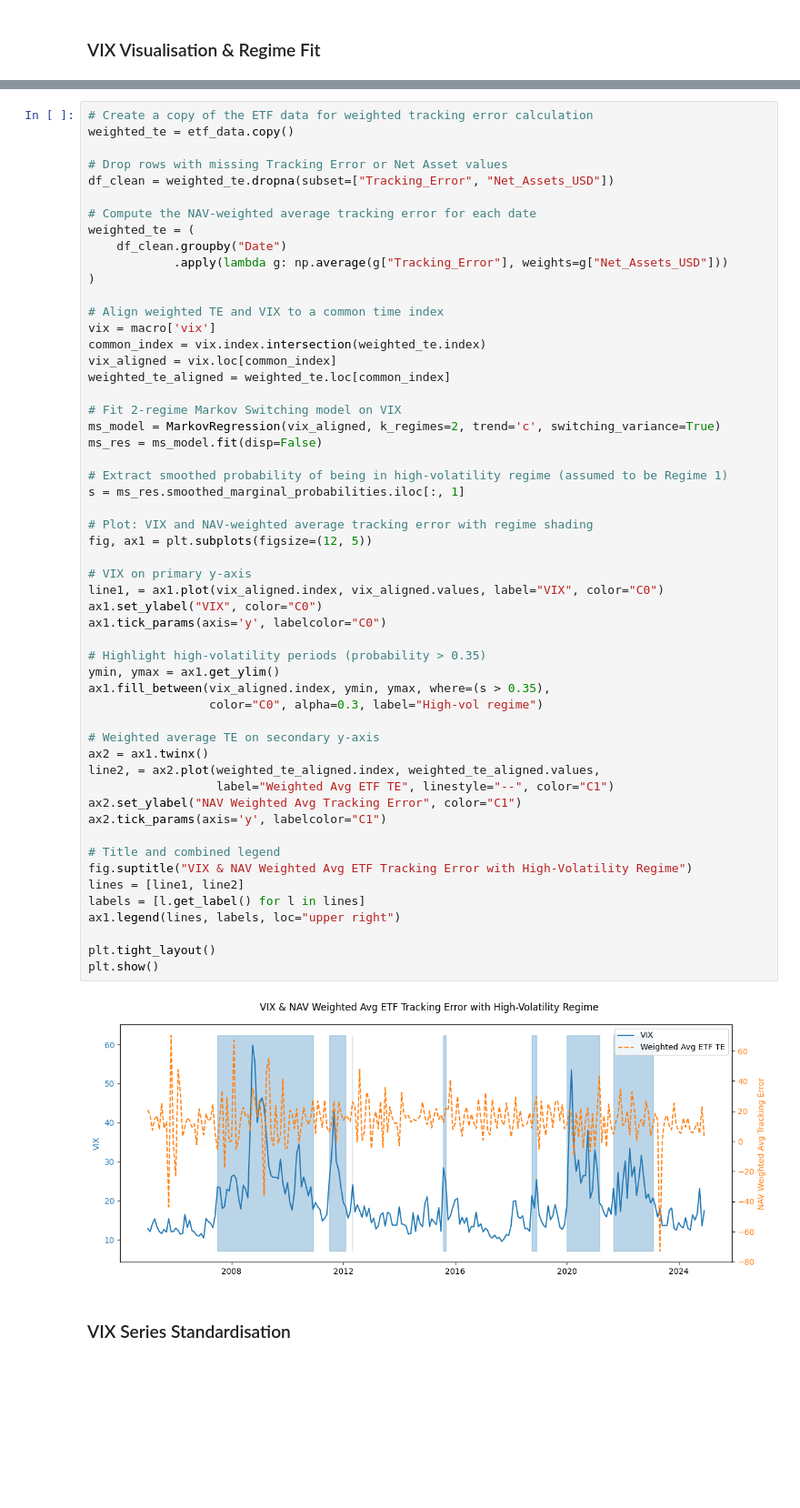
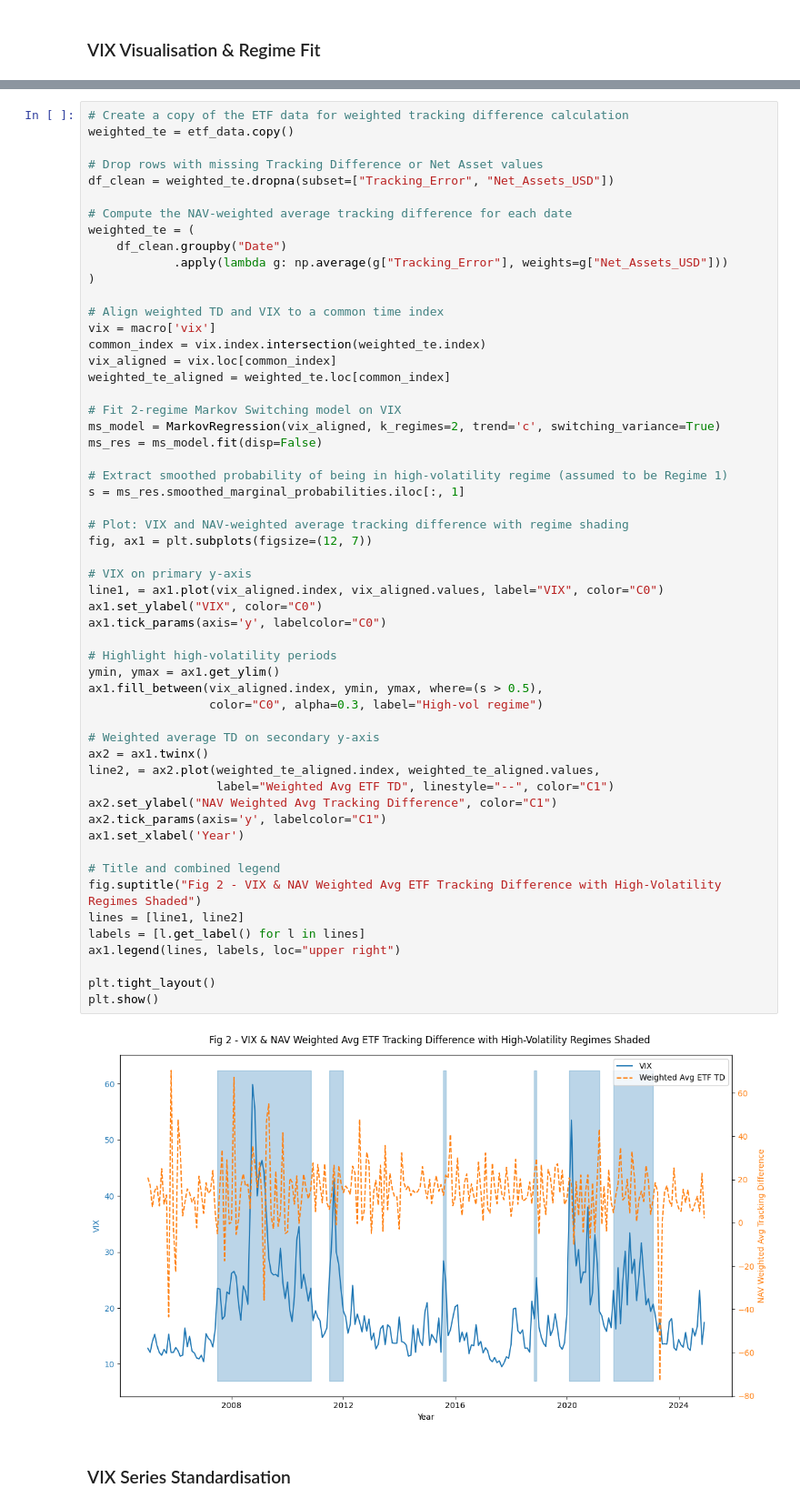
Before and after one commit to AatishDA1/ETF_TD_Forecasting, a Jupyter notebook: etf_te_forecsating_models/etf_te_forecasting_v2.ipynb, the cells around one changed output, grey strips where cells are left out. Shown at 91% size. Saved outputs shown, nothing was run; the diff lists cells and outputs as text; blank space fills up the shorter version.

```diff
--- a/etf_te_forecsating_models/etf_te_forecasting_v2.ipynb
+++ b/etf_te_forecsating_models/etf_te_forecasting_v2.ipynb
@@ -715,59 +735,60 @@ plt.show()
 # %%
-# Create a copy of the ETF data for weighted tracking error calculation
+# Create a copy of the ETF data for weighted tracking difference calculation
 weighted_te = etf_data.copy()
 
-# Drop rows with missing Tracking Error or Net Asset values
+# Drop rows with missing Tracking Difference or Net Asset values
 df_clean = weighted_te.dropna(subset=["Tracking_Error", "Net_Assets_USD"])
 
-# Compute the NAV-weighted average tracking error for each date
+# Compute the NAV-weighted average tracking difference for each date
 weighted_te = (
     df_clean.groupby("Date")
             .apply(lambda g: np.average(g["Tracking_Error"], weights=g["Net_Assets_USD"]))
 )
 
-# Align weighted TE and VIX to a common time index
+# Align weighted TD and VIX to a common time index
 vix = macro['vix']
 common_index = vix.index.intersection(weighted_te.index)
 vix_aligned = vix.loc[common_index]
 weighted_te_aligned = weighted_te.loc[common_index]
 
 # Fit 2-regime Markov Switching model on VIX
 ms_model = MarkovRegression(vix_aligned, k_regimes=2, trend='c', switching_variance=True)
 ms_res = ms_model.fit(disp=False)
 
 # Extract smoothed probability of being in high-volatility regime (assumed to be Regime 1)
 s = ms_res.smoothed_marginal_probabilities.iloc[:, 1]
 
-# Plot: VIX and NAV-weighted average tracking error with regime shading
-fig, ax1 = plt.subplots(figsize=(12, 5))
+# Plot: VIX and NAV-weighted average tracking difference with regime shading
+fig, ax1 = plt.subplots(figsize=(12, 7))
 
 # VIX on primary y-axis
 line1, = ax1.plot(vix_aligned.index, vix_aligned.values, label="VIX", color="C0")
 ax1.set_ylabel("VIX", color="C0")
 ax1.tick_params(axis='y', labelcolor="C0")
 
-# Highlight high-volatility periods (probability > 0.35)
+# Highlight high-volatility periods
 ymin, ymax = ax1.get_ylim()
-ax1.fill_between(vix_aligned.index, ymin, ymax, where=(s > 0.35),
+ax1.fill_between(vix_aligned.index, ymin, ymax, where=(s > 0.5),
                  color="C0", alpha=0.3, label="High-vol regime")
 
-# Weighted average TE on secondary y-axis
+# Weighted average TD on secondary y-axis
 ax2 = ax1.twinx()
 line2, = ax2.plot(weighted_te_aligned.index, weighted_te_aligned.values,
-                  label="Weighted Avg ETF TE", linestyle="--", color="C1")
-ax2.set_ylabel("NAV Weighted Avg Tracking Error", color="C1")
+                  label="Weighted Avg ETF TD", linestyle="--", color="C1")
+ax2.set_ylabel("NAV Weighted Avg Tracking Difference", color="C1")
 ax2.tick_params(axis='y', labelcolor="C1")
+ax1.set_xlabel('Year')
 
 # Title and combined legend
-fig.suptitle("VIX & NAV Weighted Avg ETF Tracking Error with High-Volatility Regime")
+fig.suptitle("Fig 2 - VIX & NAV Weighted Avg ETF Tracking Difference with High-Volatility Regimes Shaded")
 lines = [line1, line2]
 labels = [l.get_label() for l in lines]
 ax1.legend(lines, labels, loc="upper right")
 
 plt.tight_layout()
 plt.show()
 # %% [output]
-[figure, old version]
+[figure, new version]
 # %% [markdown]
 ### VIX Series Standardisation
 # %%
```
Also changed, not shown: parts of 8 cells of this notebook, 1 other file.
